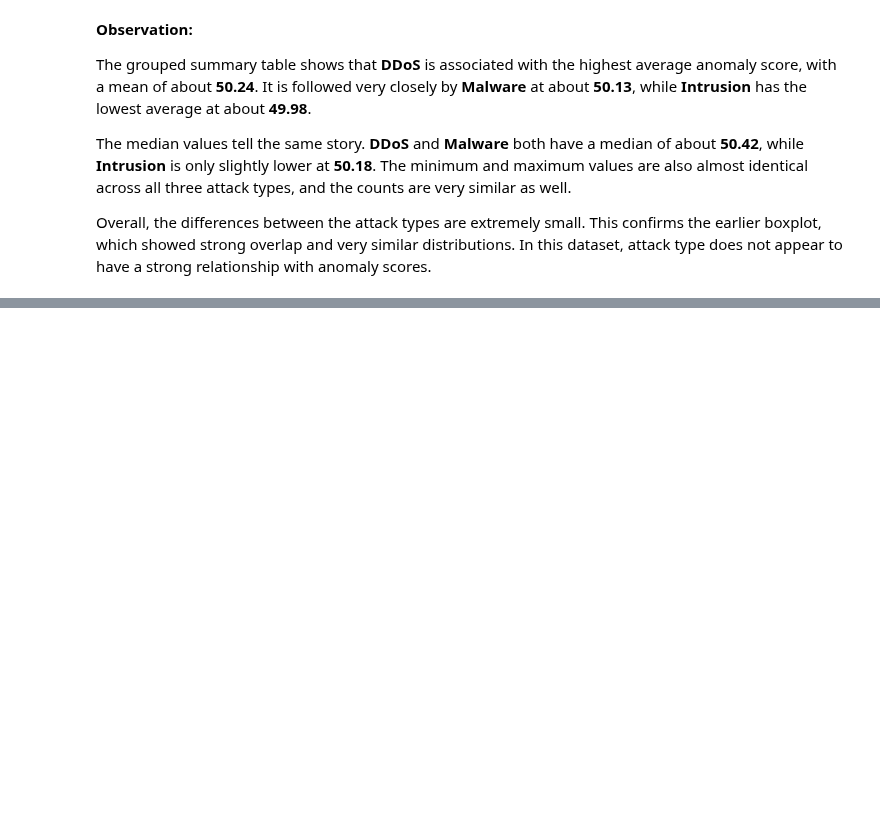
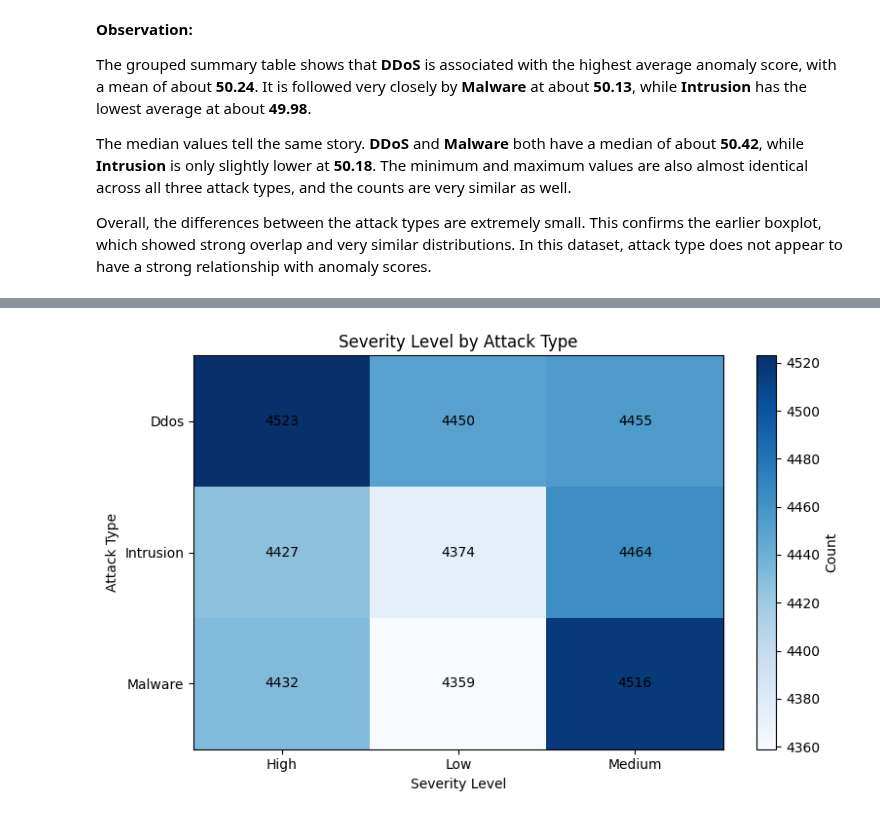
Before and after one commit to AlexanderPanagyurski/cyberattack-severity-analysis, a Jupyter notebook: Drivers of Cyberattack Severity.ipynb, the cells around one changed output, grey strips where cells are left out. Saved outputs shown, nothing was run; the diff lists cells and outputs as text; code cells hidden in the pictures; blank space fills up the shorter version.

```diff
--- a/Drivers of Cyberattack Severity.ipynb
+++ b/Drivers of Cyberattack Severity.ipynb
@@ -1969,0 +2017,7 @@ Overall, the differences between the attack types are extremely small. This conf
+# %%
+severity_by_attack_type = pd.crosstab(
+    cybersecurity_attacks["attack_type"],
+    cybersecurity_attacks["severity_level"]
+)
+
+severity_by_attack_type
@@ -1969,0 +2080,7 @@ Overall, the differences between the attack types are extremely small. This conf
+# %%
+plot_crosstab_heatmap(
+    severity_by_attack_type,
+    title="Severity Level by Attack Type"
+)
+# %% [output]
+[figure, added]
```
Also changed, not shown: parts of 22 cells of this notebook.
